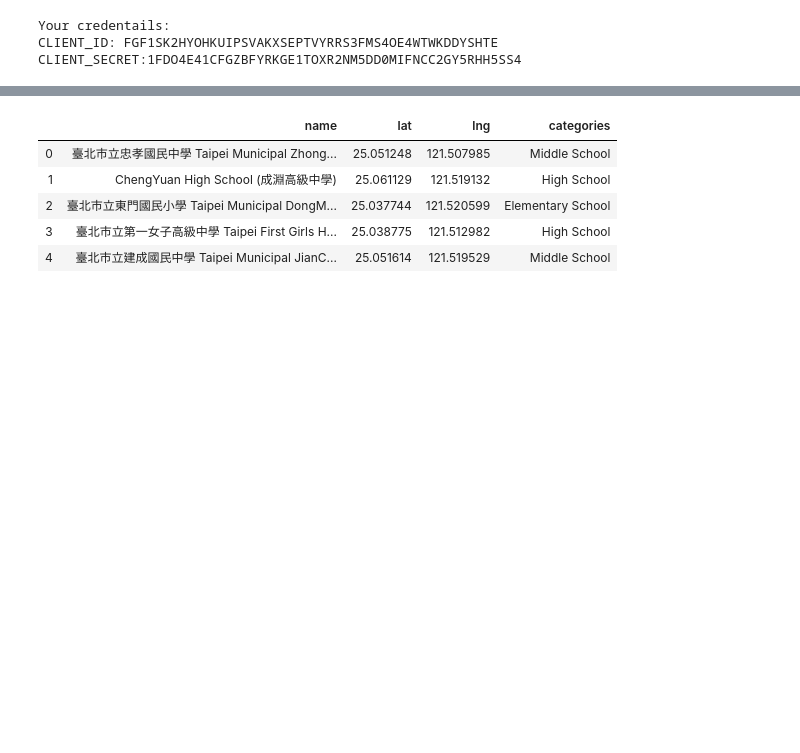
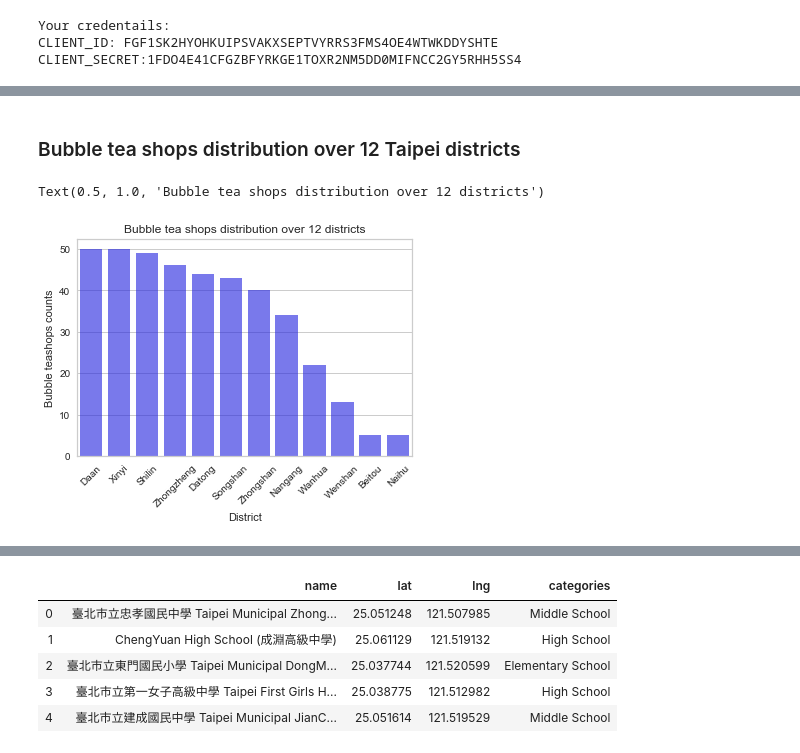
Before and after one commit to JustinWuAstro/Coursera_Capstone, a Jupyter notebook: Final Assignment.ipynb, the cells around one changed output, grey strips where cells are left out. Drawn from its saved outputs; the diff is of its cells as text; code cells hidden in the pictures; blank space fills up the shorter version.

```diff
--- a/Final Assignment.ipynb
+++ b/Final Assignment.ipynb
@@ -141,0 +99,57 @@ Name: categories, dtype: int64
+# %%
+BubbleTeaShop_ID= '52e81612bcbc57f1066b7a0c'
+
+radius = 1000
+
+BubbleTeaShop_url = 'https://api.foursquare.com/v2/venues/search?client_id={}&client_secret={}&ll={},{}&oauth_token={}&v={}&categoryId={}&radius={}&limit={}'.format(CLIENT_ID, CLIENT_SECRET, latitude, longitude,ACCESS_TOKEN, VERSION, BubbleTeaShop_ID, radius, LIMIT)
+College_Univerisy_url = 'https://api.foursquare.com/v2/venues/search?client_id={}&client_secret={}&ll={},{}&oauth_token={}&v={}&categoryId={}&radius={}&limit={}'.format(CLIENT_ID, CLIENT_SECRET, latitude, longitude,ACCESS_TOKEN, VERSION, College_University_ID, radius, LIMIT)
+
+def json_parser(url):
+    results = requests.get(url).json()
+    # assign relevant part of JSON to venues
+    venues = results['response']['venues']
+
+    # tranform venues into a dataframe
+    dataframe = json_normalize(venues)
+
+    dataframe = dataframe[['name', 'location.lat', 'location.lng']]
+    dataframe.columns = ['name', 'lat', 'lng']
+
+    return dataframe
+# %% [markdown]
+### Bubble tea shops distribution over 12 Taipei districts
+# %%
+BubbleTeaShop_df = json_parser(BubbleTeaShop_url)
+BubbleTeaShop_df.shape[0]
+
+bubble_count=[]
+
+for district, lat, lng in zip(Taipei_district_df['District'], Taipei_district_df['lat'], Taipei_district_df['lng']):
+
+    url= 'https://api.foursquare.com/v2/venues/search?client_id={}&client_secret={}&ll={},{}&oauth_token={}&v={}&categoryId={}&radius={}&limit={}'.format(CLIENT_ID, CLIENT_SECRET, lat, lng, ACCESS_TOKEN, VERSION, BubbleTeaShop_ID, radius, LIMIT)
+    #url= 'https://api.foursquare.com/v2/venues/search?client_id={}&client_secret={}&ll={},{}&oauth_token={}&v={}&categoryId={}&radius={}&limit={}'.format(CLIENT_ID, CLIENT_SECRET, lat, lng, ACCESS_TOKEN, VERSION, BubbleTeaShop_ID, radius, LIMIT)
+    #print(district, lat, lng)
+
+    parser_result_df = json_parser(url)
+    bubble_tea_shop_count = parser_result_df.shape[0]
+
+    #Taipei_district_df.loc[i, ['Bubble_tea_amount']]=bubble_tea_shop_count
+
+    bubble_count.append(bubble_tea_shop_count)
+
+Taipei_district_df['bubble_teashop_counts'] = bubble_count
+
+import seaborn as sns
+import matplotlib.pyplot as plt
+
+pd_df = Taipei_district_df.sort_values(['bubble_teashop_counts'], ascending=False).reset_index(drop=True)
+
+
+sns.barplot(x = 'District', y = 'bubble_teashop_counts', color ='blue', alpha=0.6, data = pd_df)
+
+plt.ylabel("Bubble teashops counts")
+plt.xticks(rotation=45)
+plt.title("Bubble tea shops distribution over 12 districts")
+# %% [output]
+Text(0.5, 1.0, 'Bubble tea shops distribution over 12 districts')
+[figure, added]
```
Also changed, not shown: parts of 35 cells of this notebook.
